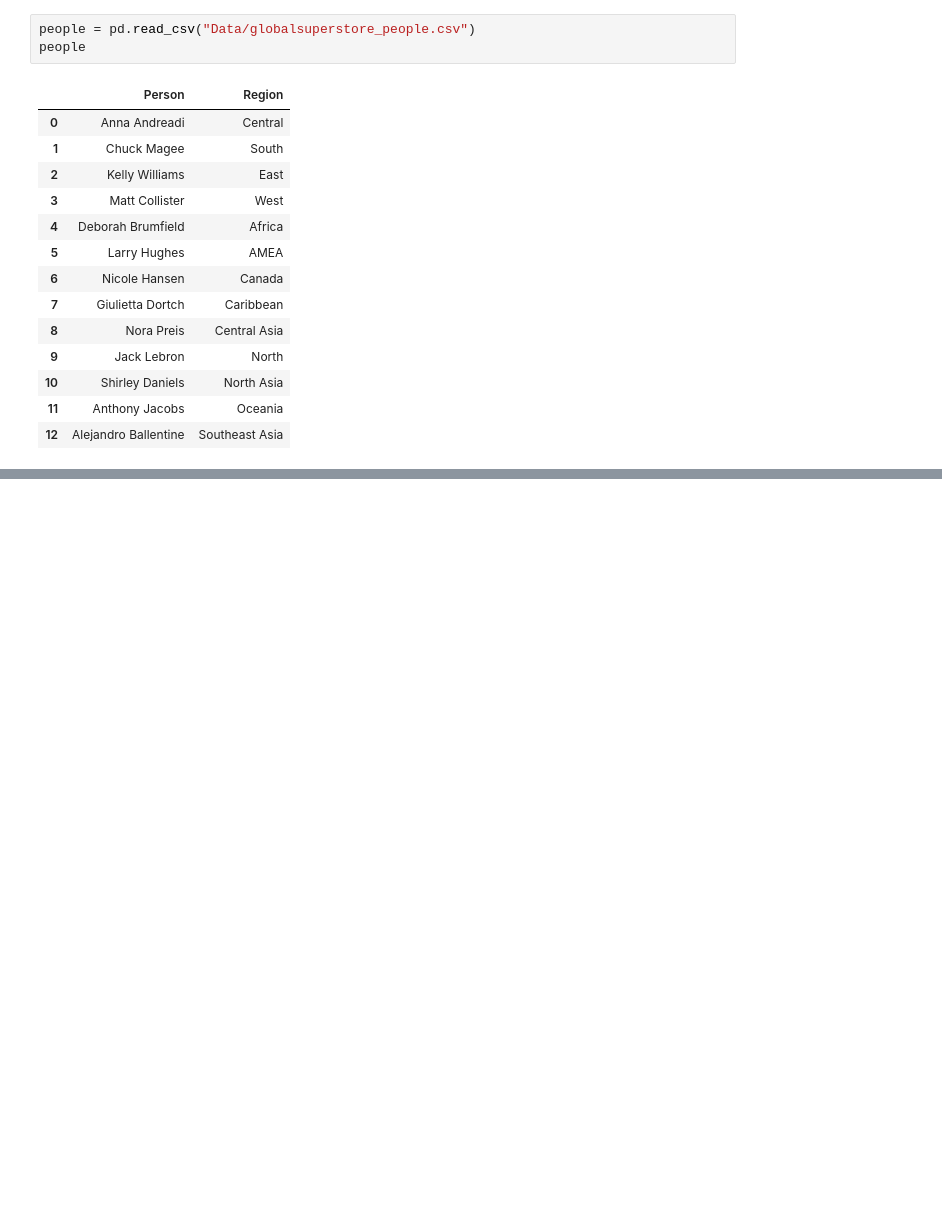
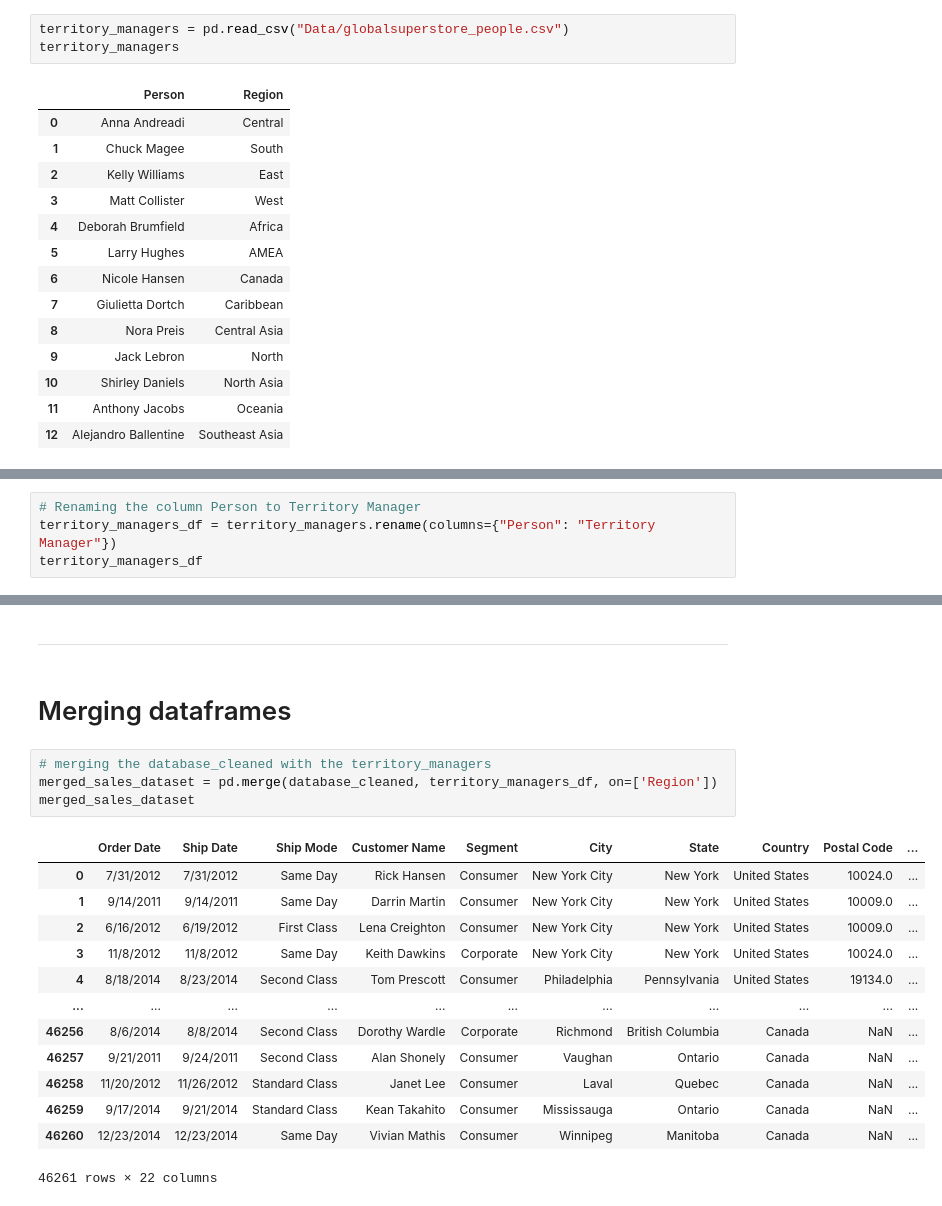
Before and after one commit to GaboRenovation/Bootcamp_final, a Jupyter notebook: database_clean.ipynb, the cells around one changed output, grey strips where cells are left out. Drawn from its saved outputs; the diff is of its cells as text; blank space fills up the shorter version.

Commit message:
data

```diff
--- a/database_clean.ipynb
+++ b/database_clean.ipynb
@@ -157,8 +155,8 @@ returns_null
 # %% [markdown]
 ## territory managers
 # %%
-people = pd.read_csv("Data/globalsuperstore_people.csv")
-people
+territory_managers = pd.read_csv("Data/globalsuperstore_people.csv")
+territory_managers
 # %% [output]
 |  | Person | Region |
 | 0 | Anna Andreadi | Central |
@@ -180,0 +175,4 @@ people
+# %%
+# Renaming the column Person to Territory Manager
+territory_managers_df = territory_managers.rename(columns={"Person": "Territory Manager"})
+territory_managers_df
@@ -180,0 +194,22 @@ people
+# %% [markdown]
+----------------------------------------------------------------------
+# %% [markdown]
+# Merging dataframes
+# %%
+# merging the database_cleaned with the territory_managers
+merged_sales_dataset = pd.merge(database_cleaned, territory_managers_df, on=['Region'])
+merged_sales_dataset
+# %% [output]
+|  | Order Date | Ship Date | Ship Mode | Customer Name | Segment | City | State | Country | Postal Code | ... |
+| 0 | 7/31/2012 | 7/31/2012 | Same Day | Rick Hansen | Consumer | New York City | New York | United States | 10024.0 | ... |
+| 1 | 9/14/2011 | 9/14/2011 | Same Day | Darrin Martin | Consumer | New York City | New York | United States | 10009.0 | ... |
+| 2 | 6/16/2012 | 6/19/2012 | First Class | Lena Creighton | Consumer | New York City | New York | United States | 10009.0 | ... |
+| 3 | 11/8/2012 | 11/8/2012 | Same Day | Keith Dawkins | Corporate | New York City | New York | United States | 10024.0 | ... |
+| 4 | 8/18/2014 | 8/23/2014 | Second Class | Tom Prescott | Consumer | Philadelphia | Pennsylvania | United States | 19134.0 | ... |
+| ... | ... | ... | ... | ... | ... | ... | ... | ... | ... | ... |
+| 46256 | 8/6/2014 | 8/8/2014 | Second Class | Dorothy Wardle | Corporate | Richmond | British Columbia | Canada | NaN | ... |
+| 46257 | 9/21/2011 | 9/24/2011 | Second Class | Alan Shonely | Consumer | Vaughan | Ontario | Canada | NaN | ... |
+| 46258 | 11/20/2012 | 11/26/2012 | Standard Class | Janet Lee | Consumer | Laval | Quebec | Canada | NaN | ... |
+| 46259 | 9/17/2014 | 9/21/2014 | Standard Class | Kean Takahito | Consumer | Mississauga | Ontario | Canada | NaN | ... |
+| 46260 | 12/23/2014 | 12/23/2014 | Same Day | Vivian Mathis | Consumer | Winnipeg | Manitoba | Canada | NaN | ... |
+46261 rows × 22 columns
```
Also changed, not shown: parts of 11 cells of this notebook.
